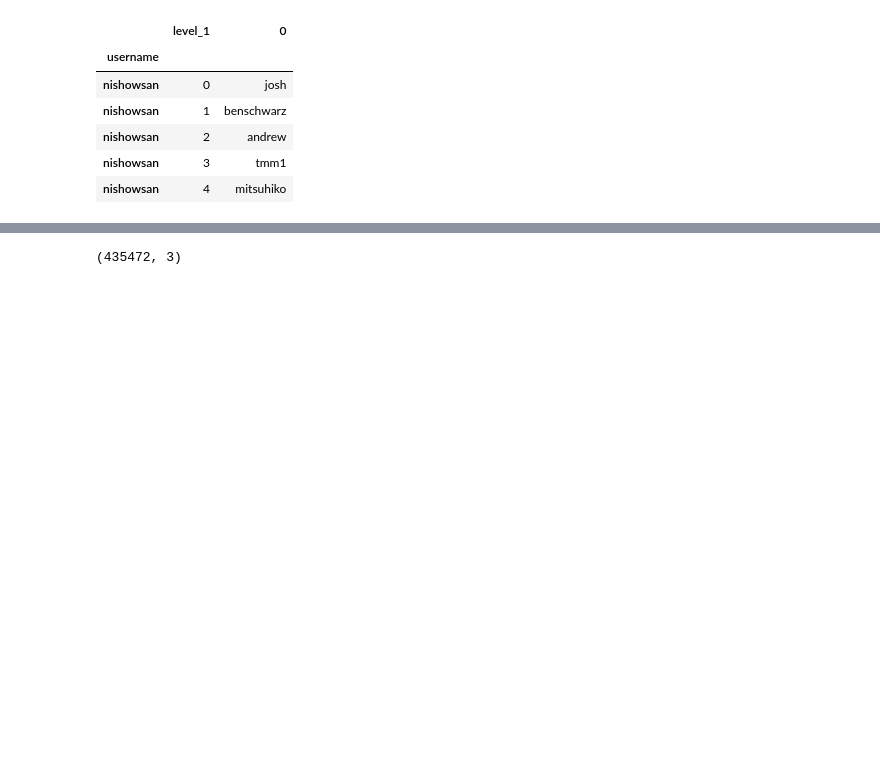
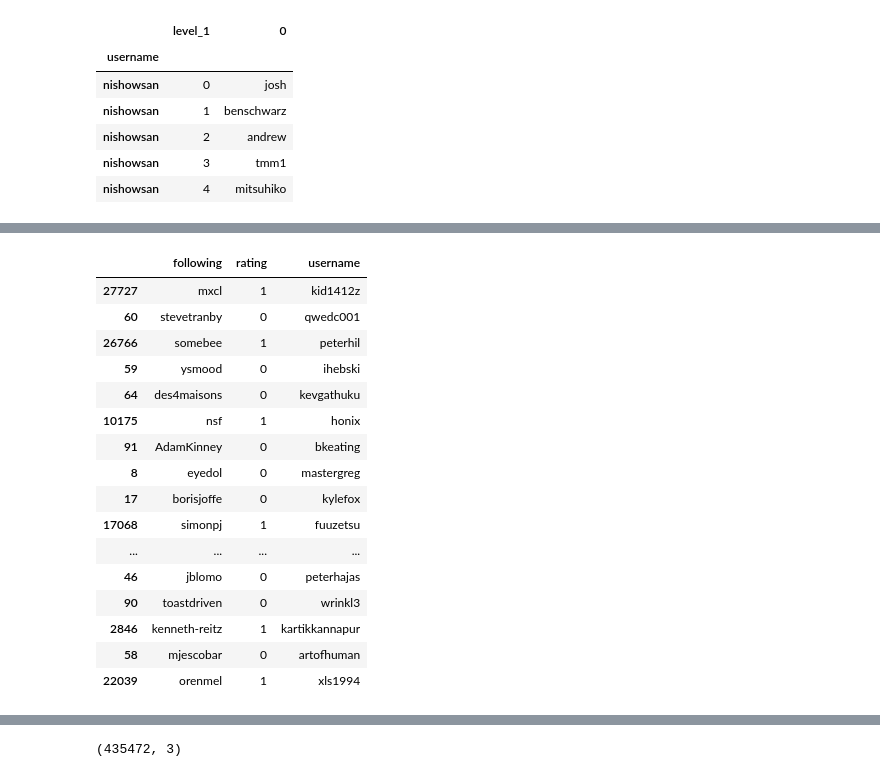
Before and after one commit to alexpfox/github_recommender, a Jupyter notebook: reshape_data.ipynb, the cells around one changed output, grey strips where cells are left out. Saved outputs shown, nothing was run; the diff lists cells and outputs as text; code cells hidden in the pictures; blank space fills up the shorter version.

```diff
--- a/reshape_data.ipynb
+++ b/reshape_data.ipynb
@@ -181,0 +337,22 @@ stacked_new_df.head()
+# %%
+# create fake db from full_df in order to present something substantial
+full_df_fake = full_df
+full_df_fake.sample(40)
+# %% [output]
+|  | following | rating | username |
+| 27727 | mxcl | 1 | kid1412z |
+| 60 | stevetranby | 0 | qwedc001 |
+| 26766 | somebee | 1 | peterhil |
+| 59 | ysmood | 0 | ihebski |
+| 64 | des4maisons | 0 | kevgathuku |
+| 10175 | nsf | 1 | honix |
+| 91 | AdamKinney | 0 | bkeating |
+| 8 | eyedol | 0 | mastergreg |
+| 17 | borisjoffe | 0 | kylefox |
+| 17068 | simonpj | 1 | fuuzetsu |
+| ... | ... | ... | ... |
+| 46 | jblomo | 0 | peterhajas |
+| 90 | toastdriven | 0 | wrinkl3 |
+| 2846 | kenneth-reitz | 1 | kartikkannapur |
+| 58 | mjescobar | 0 | artofhuman |
+| 22039 | orenmel | 1 | xls1994 |
```
Also changed, not shown: parts of 33 cells of this notebook, 1 other file.
